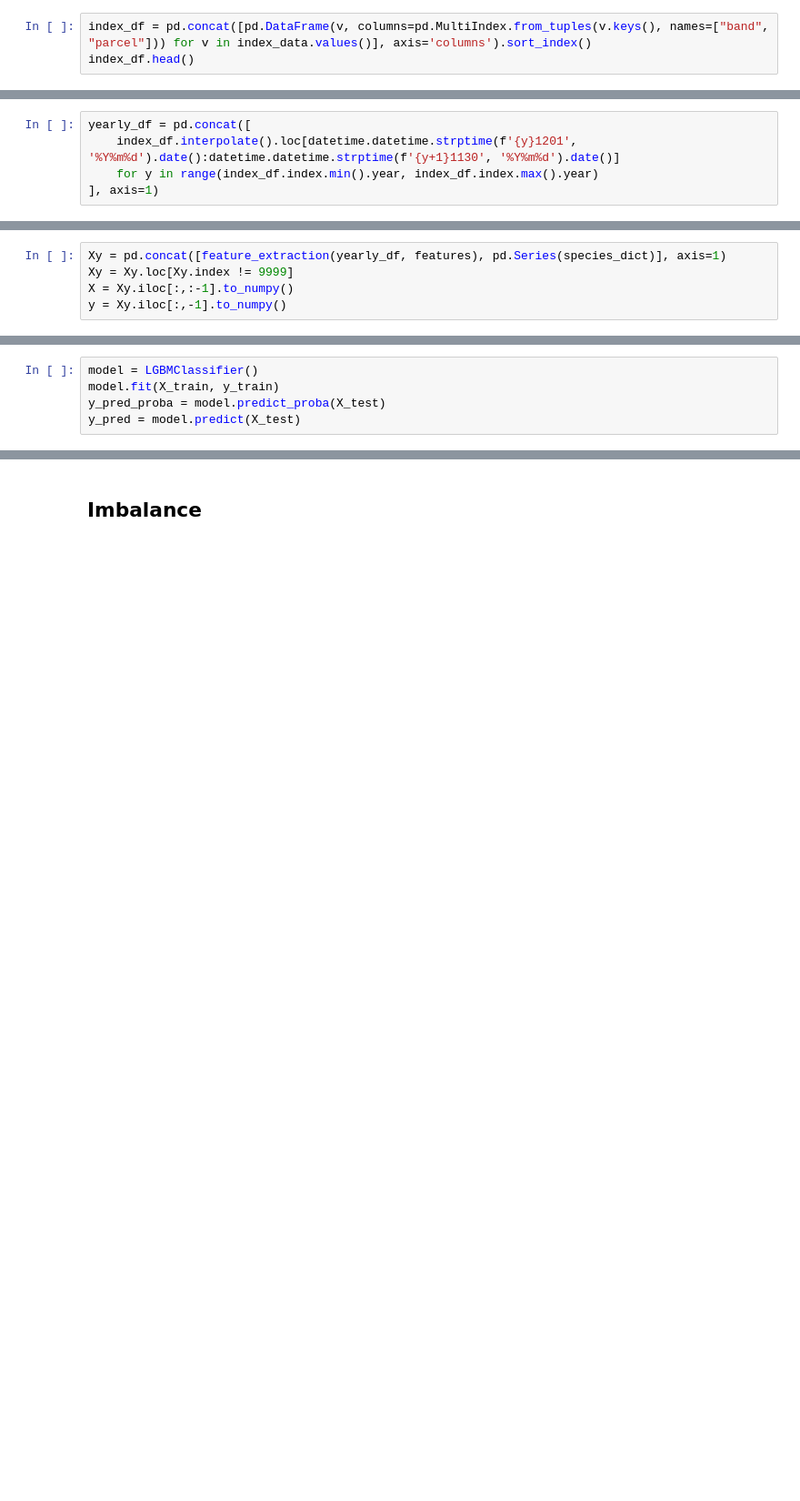
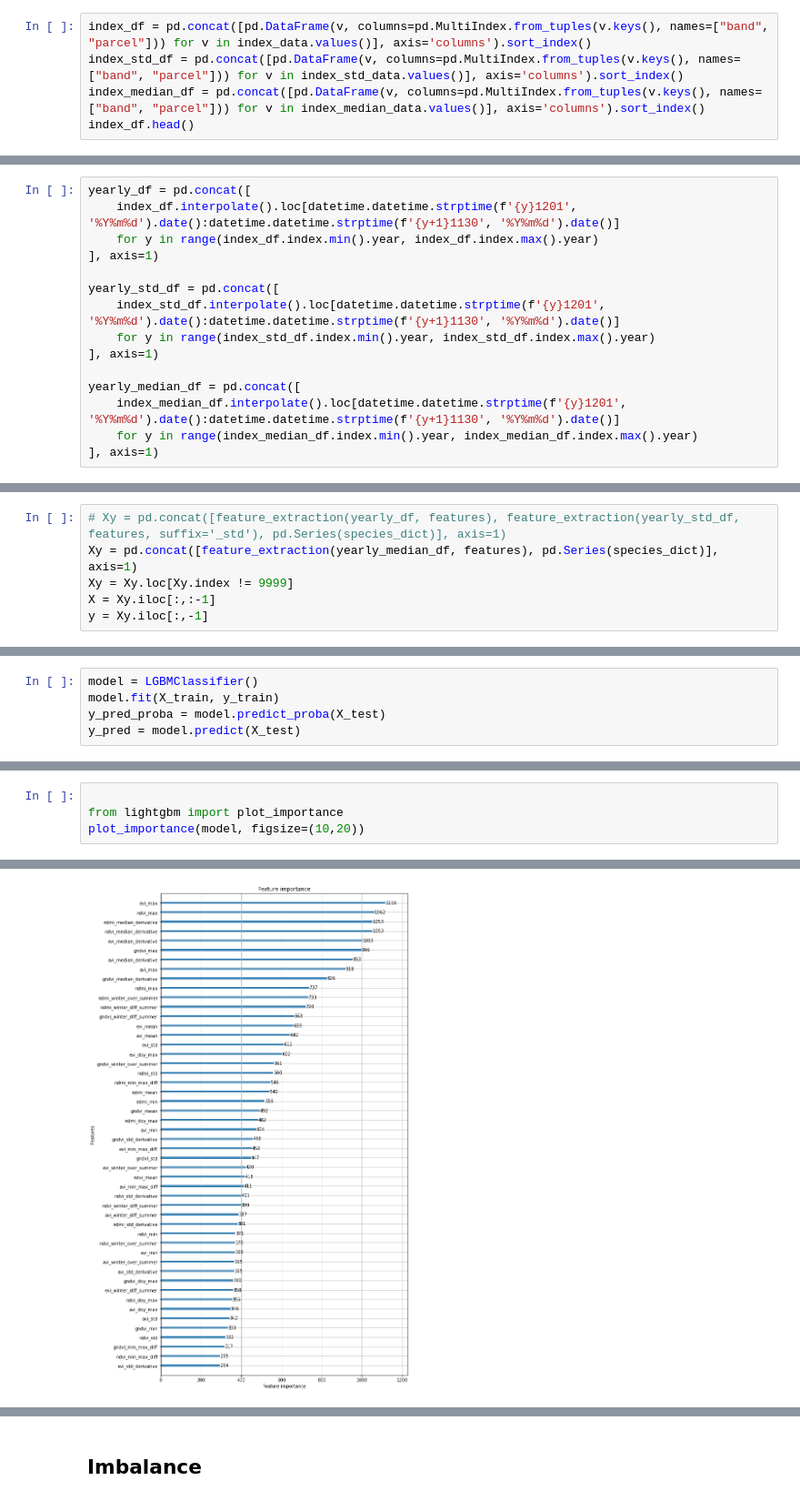
Before and after one commit to GarnierAdrian/MVA-rs-project, a Jupyter notebook: helper.ipynb, the cells around one changed output, grey strips where cells are left out. Shown: that part at 91% size. Saved outputs shown, nothing was run; the diff lists cells and outputs as text; blank space fills up the shorter version.

```diff
--- a/helper.ipynb
+++ b/helper.ipynb
@@ -331,5 +380,7 @@ with open('index_data.pkl', 'rb') as f:
 # %%
 index_df = pd.concat([pd.DataFrame(v, columns=pd.MultiIndex.from_tuples(v.keys(), names=["band", "parcel"])) for v in index_data.values()], axis='columns').sort_index()
+index_std_df = pd.concat([pd.DataFrame(v, columns=pd.MultiIndex.from_tuples(v.keys(), names=["band", "parcel"])) for v in index_std_data.values()], axis='columns').sort_index()
+index_median_df = pd.concat([pd.DataFrame(v, columns=pd.MultiIndex.from_tuples(v.keys(), names=["band", "parcel"])) for v in index_median_data.values()], axis='columns').sort_index()
 index_df.head()
 # %% [output]
 | band | ndvi |  |  |  |  |  |  |  |  |  | ... | ... |
@@ -460,6 +551,16 @@ yearly_df = pd.concat([
     index_df.interpolate().loc[datetime.datetime.strptime(f'{y}1201', '%Y%m%d').date():datetime.datetime.strptime(f'{y+1}1130', '%Y%m%d').date()]
     for y in range(index_df.index.min().year, index_df.index.max().year)
 ], axis=1)
+
+yearly_std_df = pd.concat([
+    index_std_df.interpolate().loc[datetime.datetime.strptime(f'{y}1201', '%Y%m%d').date():datetime.datetime.strptime(f'{y+1}1130', '%Y%m%d').date()]
+    for y in range(index_std_df.index.min().year, index_std_df.index.max().year)
+], axis=1)
+
+yearly_median_df = pd.concat([
+    index_median_df.interpolate().loc[datetime.datetime.strptime(f'{y}1201', '%Y%m%d').date():datetime.datetime.strptime(f'{y+1}1130', '%Y%m%d').date()]
+    for y in range(index_median_df.index.min().year, index_median_df.index.max().year)
+], axis=1)
 # %%
 # yearly_df = yearly_df.set_index((pd.DatetimeIndex(yearly_df.index)+datetime.timedelta(days=31)).day_of_year).groupby(level=0).median()
 # yearly_df.set_index()
@@ -481,10 +582,11 @@ yearly_df
 | 2022-11-09 | NaN | NaN | NaN | NaN | NaN | NaN | NaN | NaN | NaN | NaN | ... | ... |
 90 rows × 10960 columns
 # %%
-Xy = pd.concat([feature_extraction(yearly_df, features), pd.Series(species_dict)], axis=1)
+# Xy = pd.concat([feature_extraction(yearly_df, features), feature_extraction(yearly_std_df, features, suffix='_std'), pd.Series(species_dict)], axis=1)
+Xy = pd.concat([feature_extraction(yearly_median_df, features), pd.Series(species_dict)], axis=1)
 Xy = Xy.loc[Xy.index != 9999]
-X = Xy.iloc[:,:-1].to_numpy()
-y = Xy.iloc[:,-1].to_numpy()
+X = Xy.iloc[:,:-1]
+y = Xy.iloc[:,-1]
 # %%
 X_train, X_test, y_train, y_test = train_test_split(X, y, test_size=0.33, stratify=y)
 # %%
@@ -506,0 +609,5 @@ roc_auc_score(y_test, y_pred_proba, multi_class='ovr')
+# %%
+
+from lightgbm import plot_importance
+plot_importance(model, figsize=(10,20))
+# %% [output]
@@ -506,0 +615 @@ roc_auc_score(y_test, y_pred_proba, multi_class='ovr')
+[figure, added]
```
Also changed, not shown: parts of 36 cells of this notebook, 2 other files.
